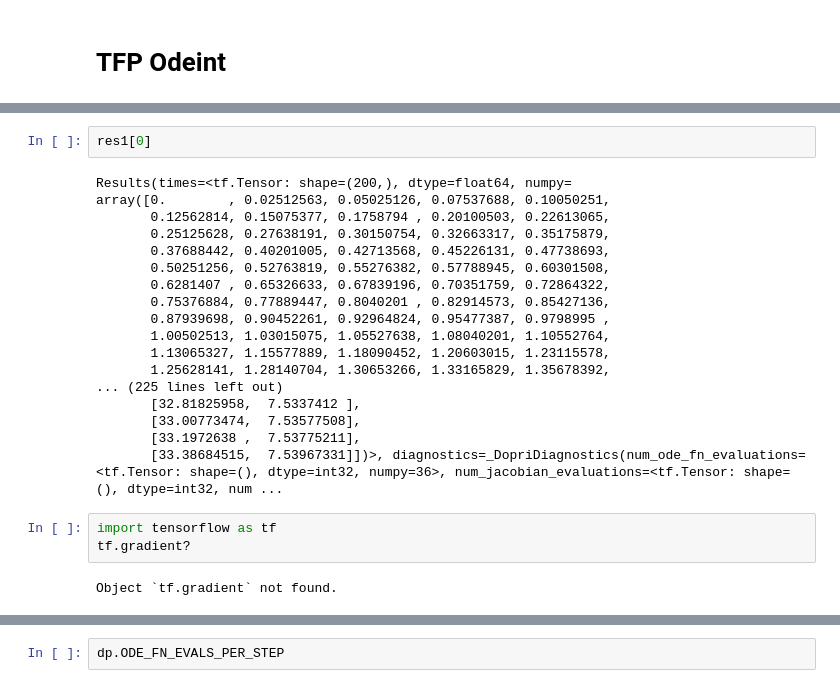
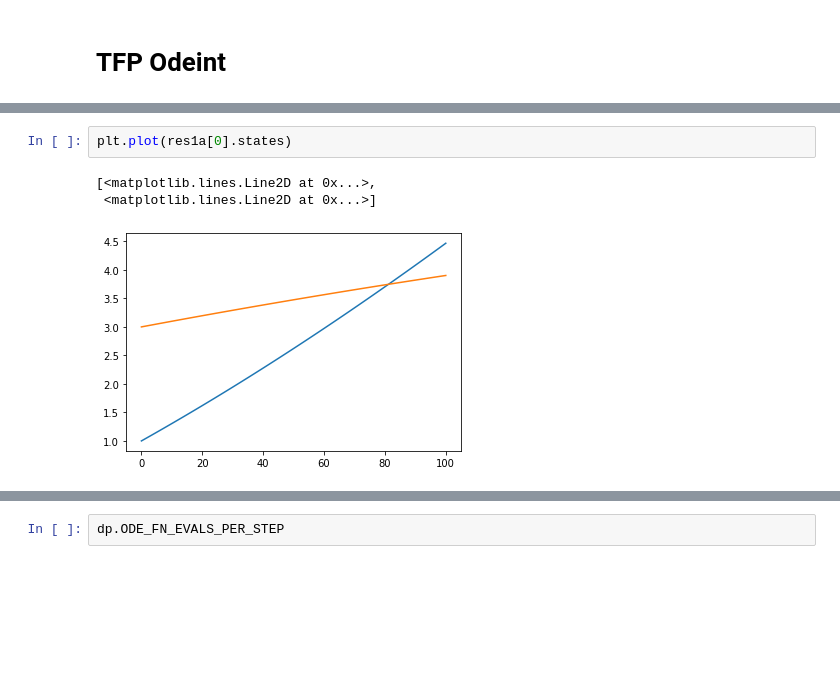
Before and after one commit to morgatron/spylind, a Jupyter notebook: spylind/working/autograd_test.ipynb, the cells around one changed output, grey strips where cells are left out. Saved outputs shown, nothing was run; the diff lists cells and outputs as text; blank space fills up the shorter version.

```diff
--- a/spylind/working/autograd_test.ipynb
+++ b/spylind/working/autograd_test.ipynb
@@ -1299,25 +1334,6 @@ _DopriDiagnostics(num_ode_fn_evaluations=<tf.Tensor: shape=(), dtype=int32, nump
-# %%
-res1[0]
-# %% [output]
-Results(times=<tf.Tensor: shape=(200,), dtype=float64, numpy=
-array([0.        , 0.02512563, 0.05025126, 0.07537688, 0.10050251,
-       0.12562814, 0.15075377, 0.1758794 , 0.20100503, 0.22613065,
-       0.25125628, 0.27638191, 0.30150754, 0.32663317, 0.35175879,
-       0.37688442, 0.40201005, 0.42713568, 0.45226131, 0.47738693,
-       0.50251256, 0.52763819, 0.55276382, 0.57788945, 0.60301508,
-       0.6281407 , 0.65326633, 0.67839196, 0.70351759, 0.72864322,
-       0.75376884, 0.77889447, 0.8040201 , 0.82914573, 0.85427136,
-       0.87939698, 0.90452261, 0.92964824, 0.95477387, 0.9798995 ,
-       1.00502513, 1.03015075, 1.05527638, 1.08040201, 1.10552764,
-       1.13065327, 1.15577889, 1.18090452, 1.20603015, 1.23115578,
-       1.25628141, 1.28140704, 1.30653266, 1.33165829, 1.35678392,
-... (225 lines left out)
-       [32.81825958,  7.5337412 ],
-       [33.00773474,  7.53577508],
-       [33.1972638 ,  7.53775211],
-       [33.38684515,  7.53967331]])>, diagnostics=_DopriDiagnostics(num_ode_fn_evaluations=<tf.Tensor: shape=(), dtype=int32, numpy=36>, num_jacobian_evaluations=<tf.Tensor: shape=(), dtype=int32, num ...
-# %%
-import tensorflow as tf
-tf.gradient?
-# %% [output]
-Object `tf.gradient` not found.
+# %%
+plt.plot(res1a[0].states)
+# %% [output]
+[<matplotlib.lines.Line2D at 0x...>,
+ <matplotlib.lines.Line2D at 0x...>]
+[figure, added]
```
Also changed, not shown: parts of 14 cells of this notebook, 8 other files.
